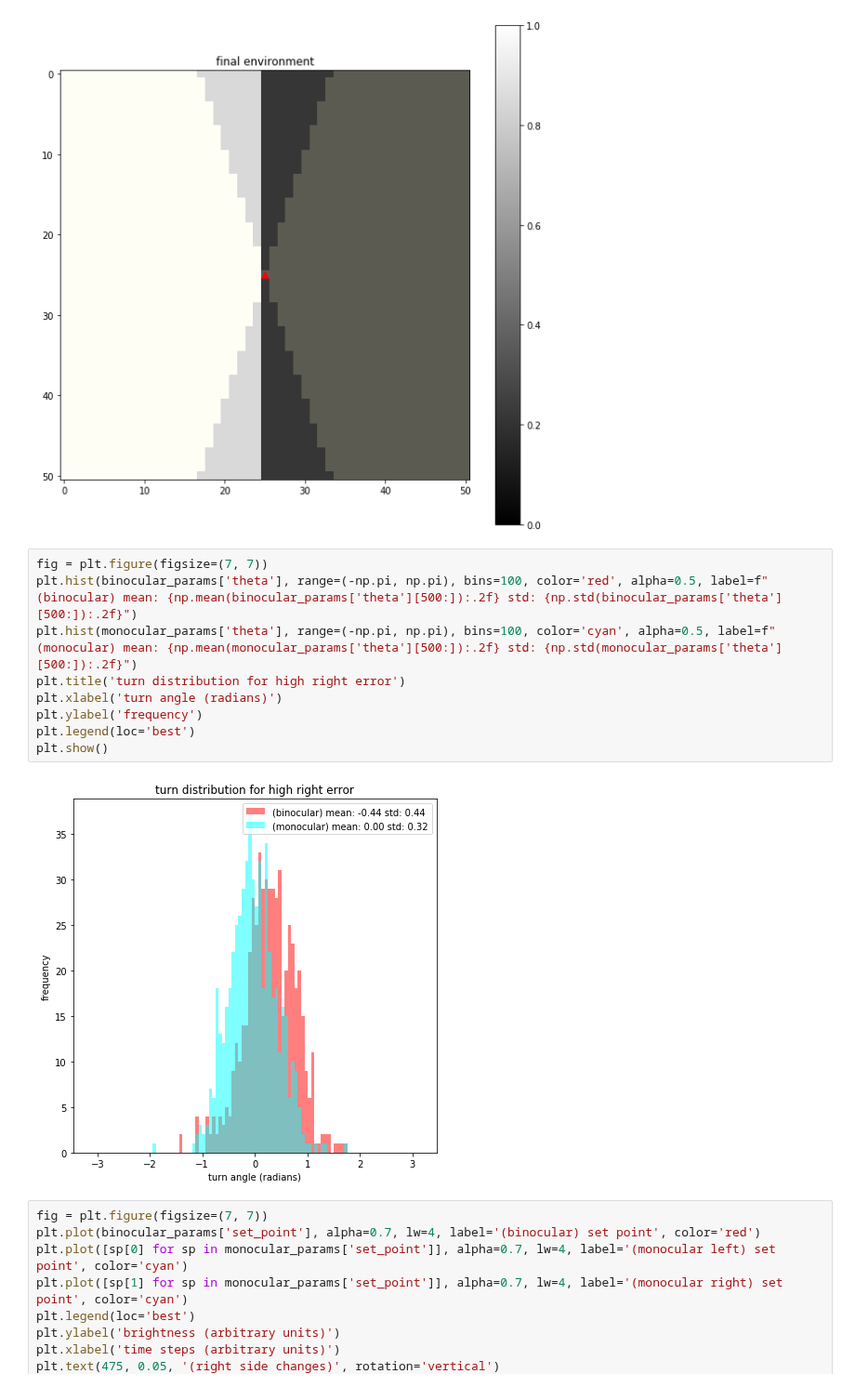
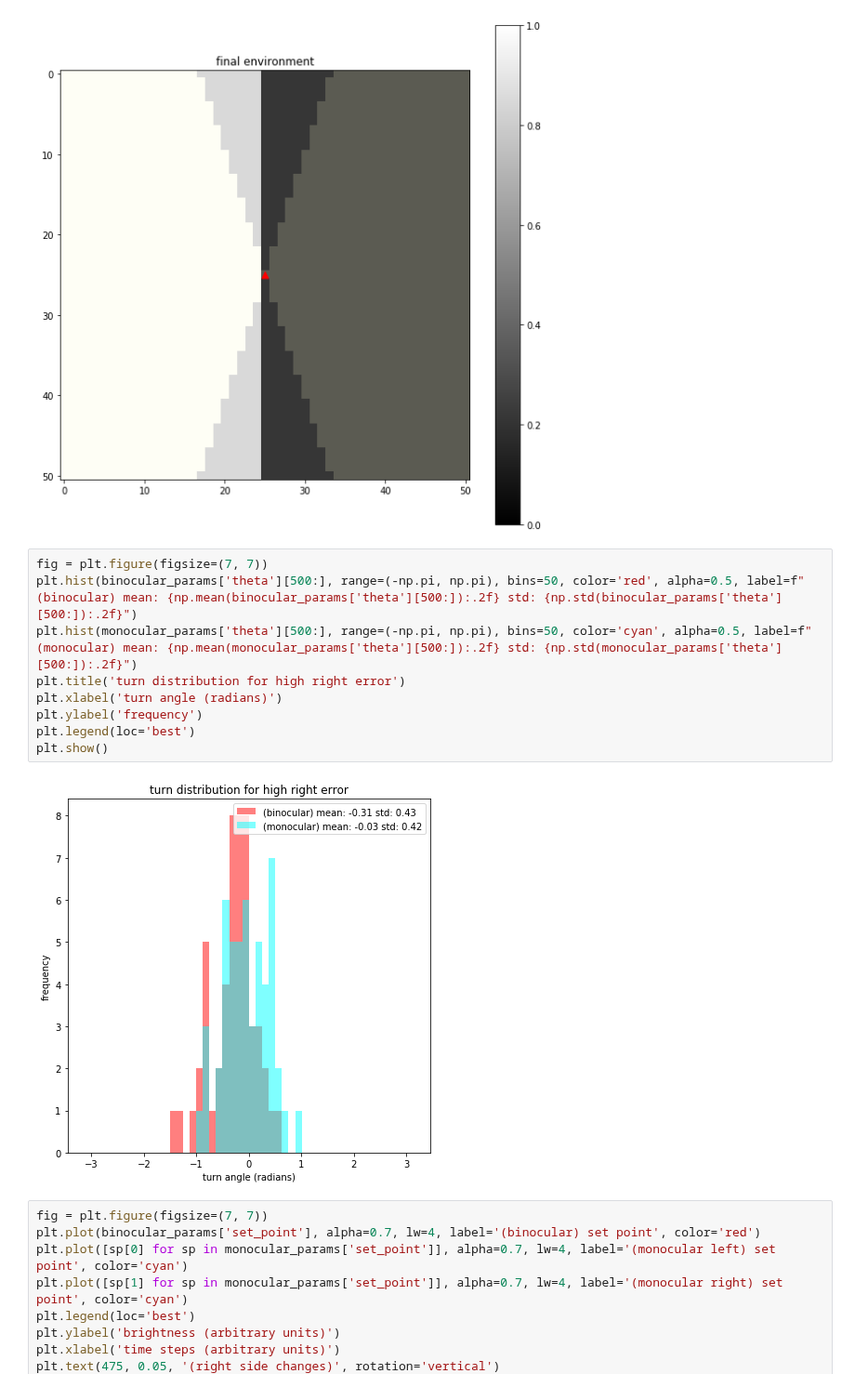
Before and after one commit to diptodip/brightfish, a Jupyter notebook: experiments/partitioned_halves.ipynb, the cells around one changed output. Shown at 93% size. Saved outputs shown, nothing was run; the diff lists cells and outputs as text.

Commit message:
Fix distribution plot

```diff
--- a/experiments/partitioned_halves.ipynb
+++ b/experiments/partitioned_halves.ipynb
@@ -110,15 +110,15 @@ plt.show()
 [figure]
 # %%
 fig = plt.figure(figsize=(7, 7))
-plt.hist(binocular_params['theta'], range=(-np.pi, np.pi), bins=100, color='red', alpha=0.5, label=f"(binocular) mean: {np.mean(binocular_params['theta'][500:]):.2f} std: {np.std(binocular_params['theta'][500:]):.2f}")
-plt.hist(monocular_params['theta'], range=(-np.pi, np.pi), bins=100, color='cyan', alpha=0.5, label=f"(monocular) mean: {np.mean(monocular_params['theta'][500:]):.2f} std: {np.std(monocular_params['theta'][500:]):.2f}")
+plt.hist(binocular_params['theta'][500:], range=(-np.pi, np.pi), bins=50, color='red', alpha=0.5, label=f"(binocular) mean: {np.mean(binocular_params['theta'][500:]):.2f} std: {np.std(binocular_params['theta'][500:]):.2f}")
+plt.hist(monocular_params['theta'][500:], range=(-np.pi, np.pi), bins=50, color='cyan', alpha=0.5, label=f"(monocular) mean: {np.mean(monocular_params['theta'][500:]):.2f} std: {np.std(monocular_params['theta'][500:]):.2f}")
 plt.title('turn distribution for high right error')
 plt.xlabel('turn angle (radians)')
 plt.ylabel('frequency')
 plt.legend(loc='best')
 plt.show()
 # %% [output]
-[figure, old version]
+[figure, new version]
 # %%
 fig = plt.figure(figsize=(7, 7))
 plt.plot(binocular_params['set_point'], alpha=0.7, lw=4, label='(binocular) set point', color='red')
```
Also changed, not shown: parts of 1 cell of this notebook.
